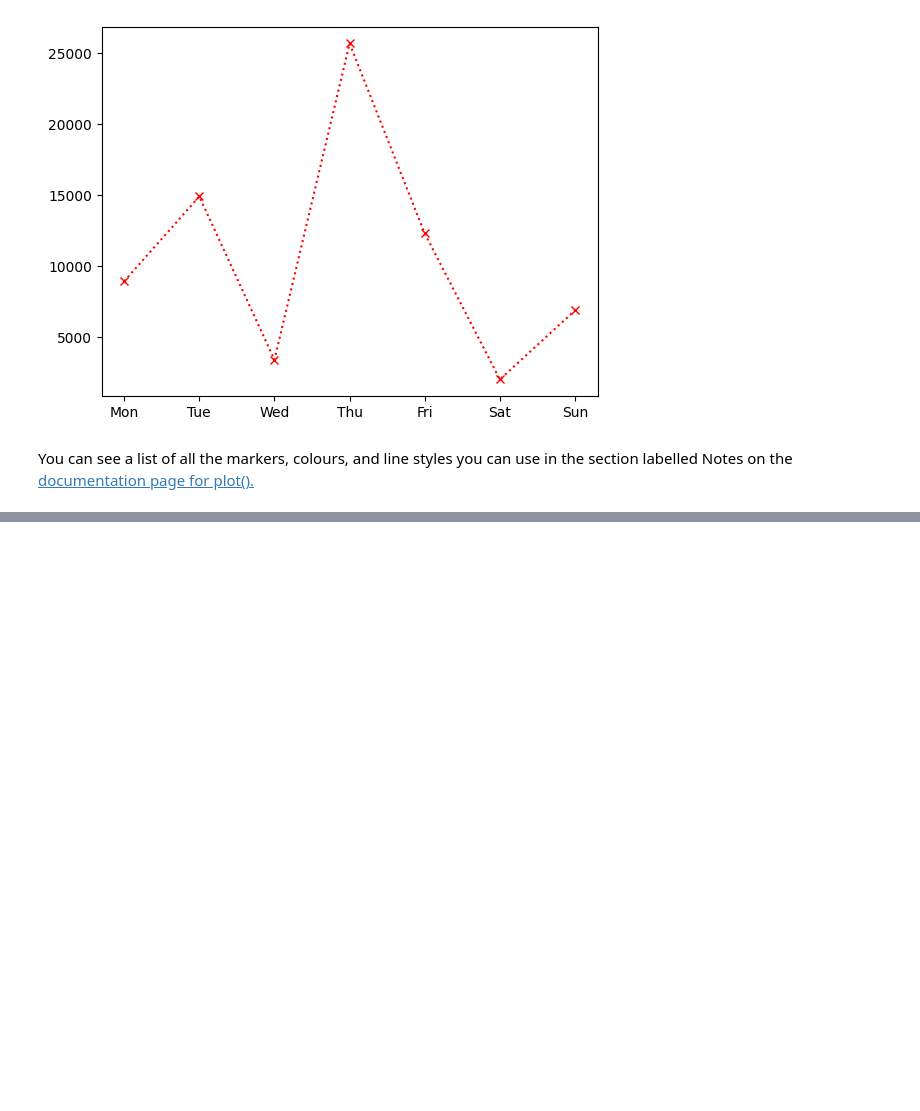
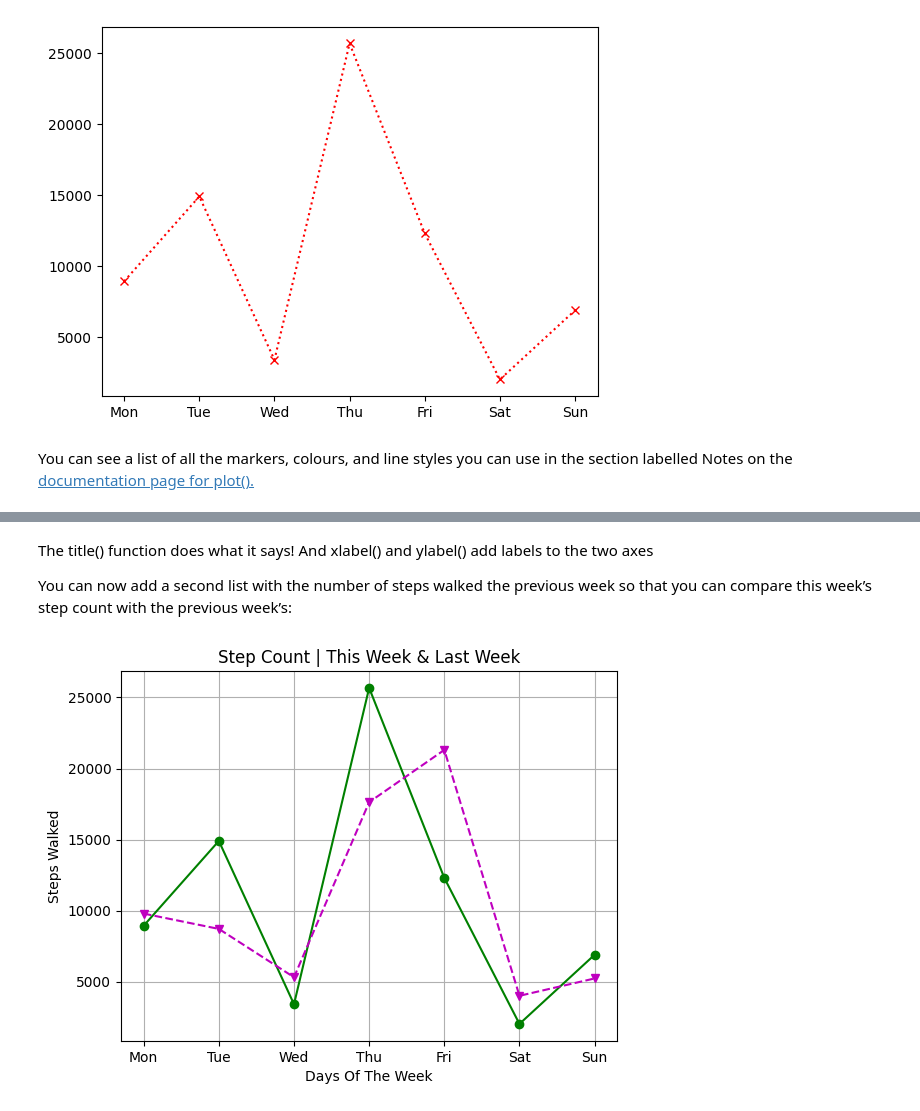
Before and after one commit to EfekanAlpsa/DataScientist-RoadMap, a Jupyter notebook: 3 - Pandas, Data Visualization/Matplotlib/Basics of Data Visualization in Python Using Matplotlib/Basics of Data Visualization in Python Using Matplotlib.ipynb, the cells around one changed output, grey strips where cells are left out. Saved outputs shown, nothing was run; the diff lists cells and outputs as text; code cells hidden in the pictures; blank space fills up the shorter version.

```diff
--- a/3 - Pandas, Data Visualization/Matplotlib/Basics of Data Visualization in Python Using Matplotlib/Basics of Data Visualization in Python Using Matplotlib.ipynb
+++ b/3 - Pandas, Data Visualization/Matplotlib/Basics of Data Visualization in Python Using Matplotlib/Basics of Data Visualization in Python Using Matplotlib.ipynb
@@ -114,0 +132,20 @@ You can see a list of all the markers, colours, and line styles you can use in t
+# %% [markdown]
+The title() function does what it says! And xlabel() and ylabel() add labels to the two axes
+
+You can now add a second list with the number of steps walked the previous week so that you can compare this week’s step count with the previous week’s:
+# %%
+import matplotlib.pyplot as plt
+
+days = ["Mon", "Tue", "Wed", "Thu", "Fri", "Sat", "Sun"]
+steps_walked = [8934, 14902, 3409, 25672, 12300, 2023, 6890]
+steps_last_week = [9788, 8710, 5308, 17630, 21309, 4002, 5223]
+
+plt.plot(days, steps_walked, "o-g")
+plt.plot(days, steps_last_week, "v--m")
+plt.title("Step Count | This Week & Last Week")
+plt.xlabel("Days Of The Week")
+plt.ylabel("Steps Walked")
+plt.grid(True)
+plt.show()
+# %% [output]
+[figure, added]
```
Also changed, not shown: parts of 8 cells of this notebook.
